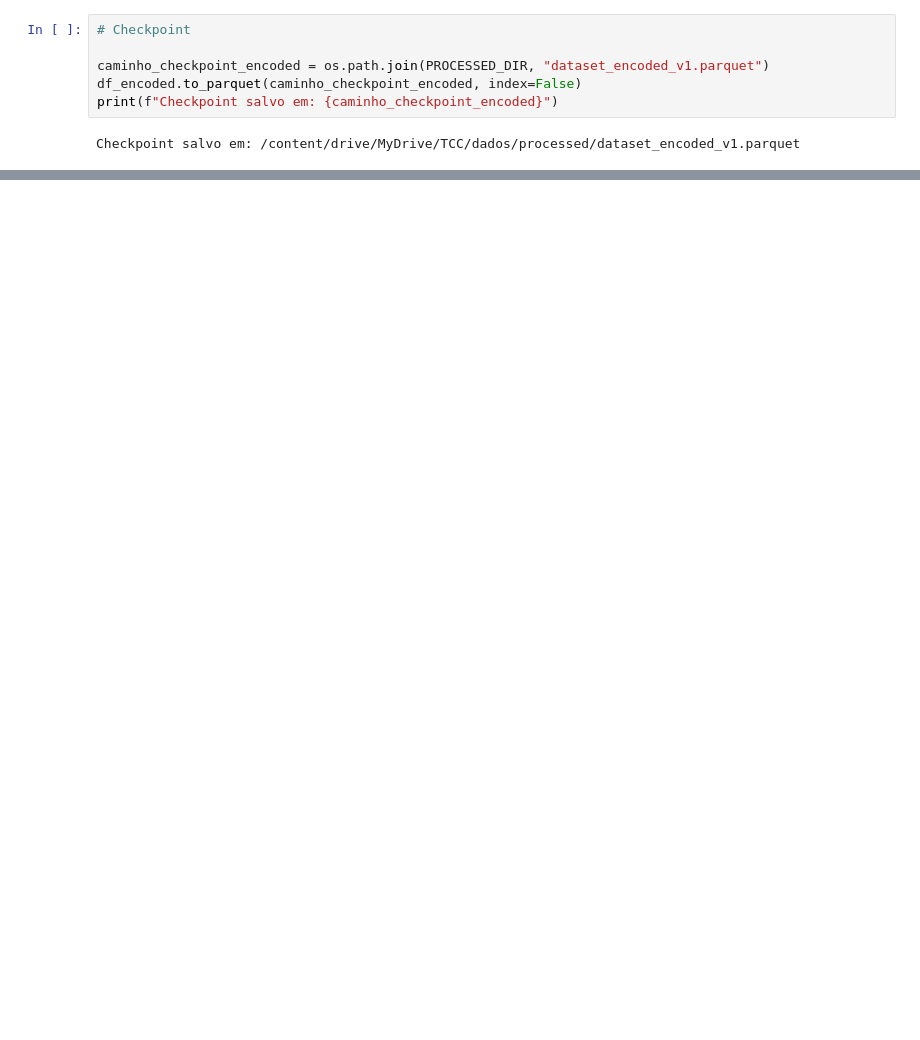
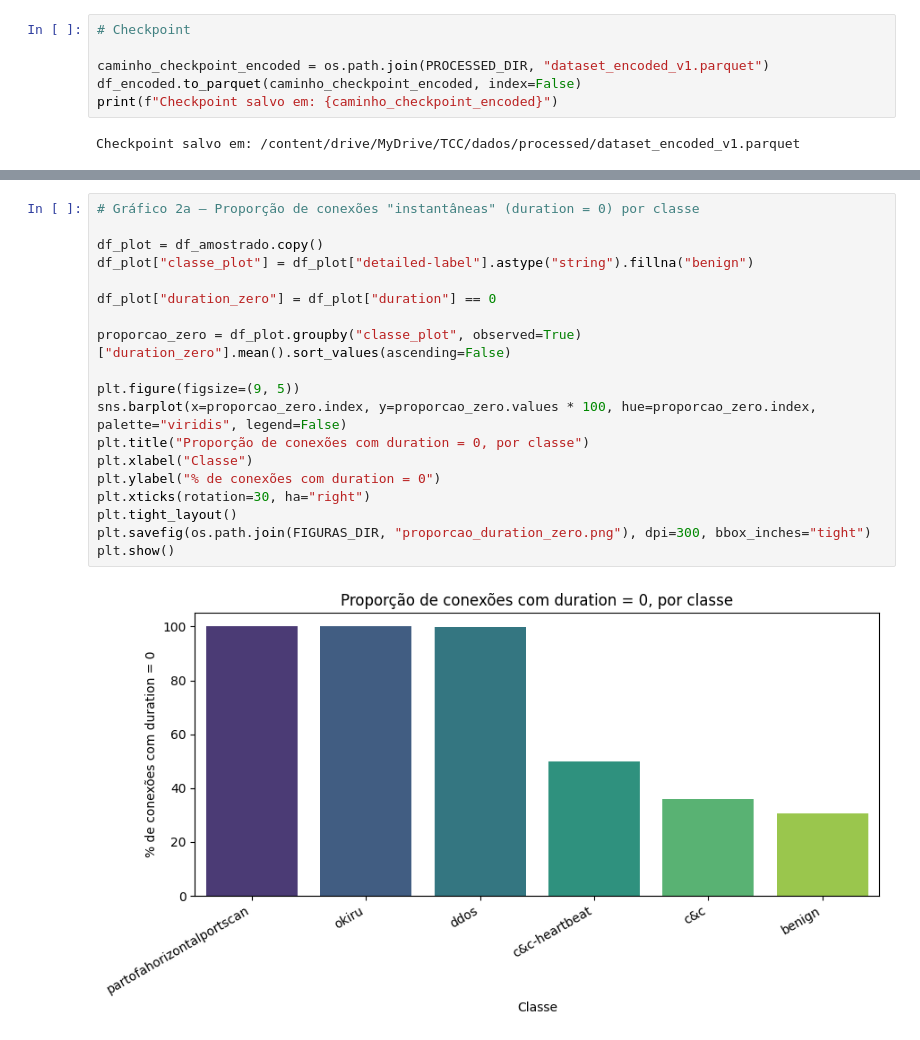
Before and after one commit to muriloklein/tcc, a Jupyter notebook: notebooks/tcc.ipynb, the cells around one changed output, grey strips where cells are left out. Drawn from its saved outputs; the diff is of its cells as text; blank space fills up the shorter version.

```diff
--- a/notebooks/tcc.ipynb
+++ b/notebooks/tcc.ipynb
@@ -494,0 +533,21 @@ Checkpoint salvo em: /content/drive/MyDrive/TCC/dados/processed/dataset_encoded_
+# %%
+# Gráfico 2a — Proporção de conexões "instantâneas" (duration = 0) por classe
+
+df_plot = df_amostrado.copy()
+df_plot["classe_plot"] = df_plot["detailed-label"].astype("string").fillna("benign")
+
+df_plot["duration_zero"] = df_plot["duration"] == 0
+
+proporcao_zero = df_plot.groupby("classe_plot", observed=True)["duration_zero"].mean().sort_values(ascending=False)
+
+plt.figure(figsize=(9, 5))
+sns.barplot(x=proporcao_zero.index, y=proporcao_zero.values * 100, hue=proporcao_zero.index, palette="viridis", legend=False)
+plt.title("Proporção de conexões com duration = 0, por classe")
+plt.xlabel("Classe")
+plt.ylabel("% de conexões com duration = 0")
+plt.xticks(rotation=30, ha="right")
+plt.tight_layout()
+plt.savefig(os.path.join(FIGURAS_DIR, "proporcao_duration_zero.png"), dpi=300, bbox_inches="tight")
+plt.show()
+# %% [output]
+[figure, added]
```
Also changed, not shown: parts of 9 cells of this notebook.
